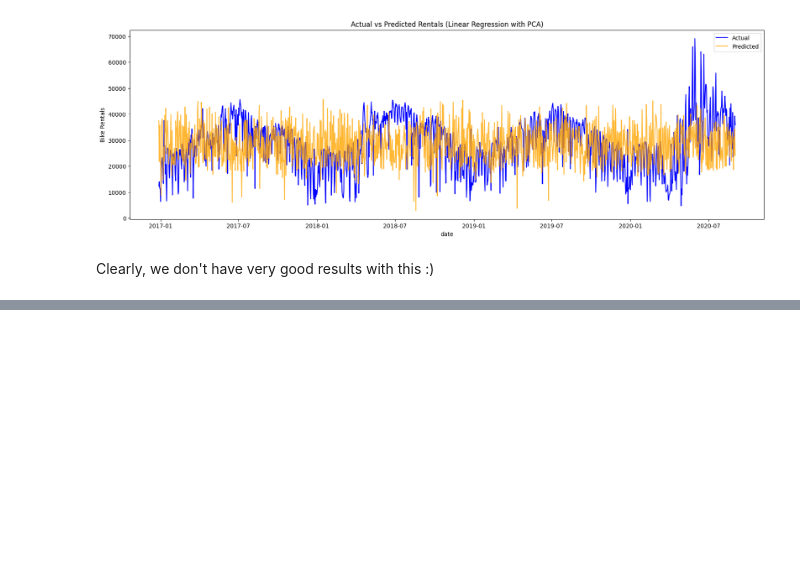
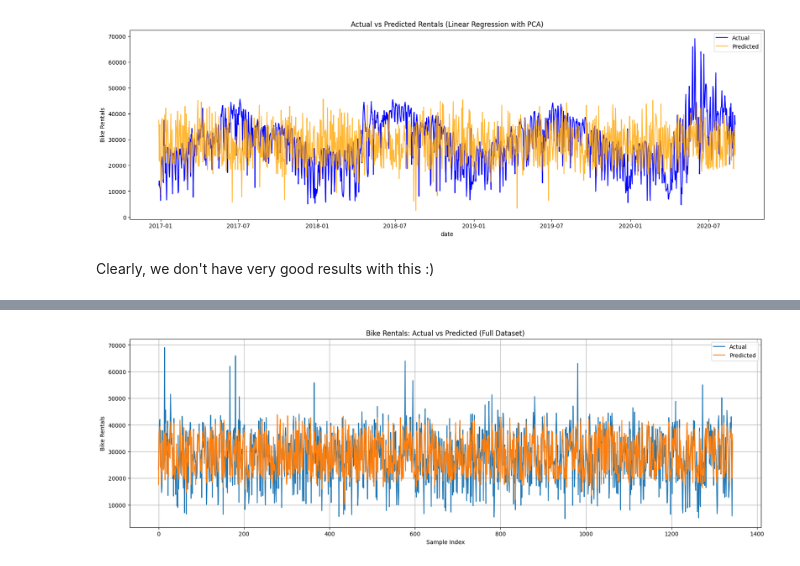
Before and after one commit to LotsAr/DataDrivenProject, a Jupyter notebook: ProjectCode.ipynb, the cells around one changed output, grey strips where cells are left out. Saved outputs shown, nothing was run; the diff lists cells and outputs as text; code cells hidden in the pictures; blank space fills up the shorter version.

```diff
--- a/ProjectCode.ipynb
+++ b/ProjectCode.ipynb
@@ -850,0 +1011,28 @@ Clearly, we don't have very good results with this :)
+# %%
+#second option:
+
+# Predict on both training and test sets
+y_train_pred_scaled = model.predict(x_train_scaled)
+y_test_pred_scaled = model.predict(x_test_scaled)
+
+# Inverse transform the predictions and true values, again since we everything scaled
+y_train_pred = y_scaler.inverse_transform(y_train_pred_scaled)
+y_test_pred = y_scaler.inverse_transform(y_test_pred_scaled)
+y_train_unscaled = y_scaler.inverse_transform(y_train_scaled)
+y_test_unscaled = y_scaler.inverse_transform(y_test_scaled)
+
+# Concatenate to reach the full dataset again, crucial for plotting the whole set
+y_all_true = np.concatenate([y_train_unscaled, y_test_unscaled])
+y_all_pred = np.concatenate([y_train_pred, y_test_pred])
+
+# Plot
+plt.figure(figsize=(20,6))
+plt.plot(y_all_true, label='Actual')
+plt.plot(y_all_pred, label='Predicted')
+plt.title('Bike Rentals: Actual vs Predicted (Full Dataset)')
+plt.xlabel('Sample Index')
+plt.ylabel('Bike Rentals')
+plt.legend()
+plt.grid()
+plt.show()
+# %% [output]
@@ -850,0 +1041 @@ Clearly, we don't have very good results with this :)
+[figure, added]
```
Also changed, not shown: parts of 15 cells of this notebook.
